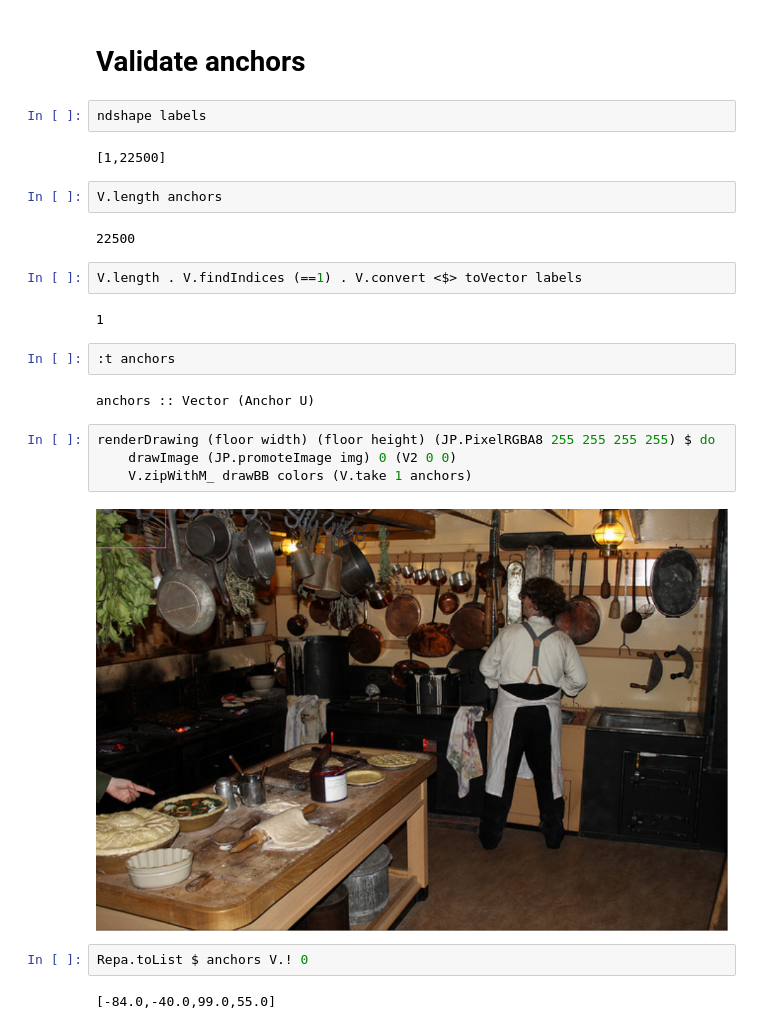
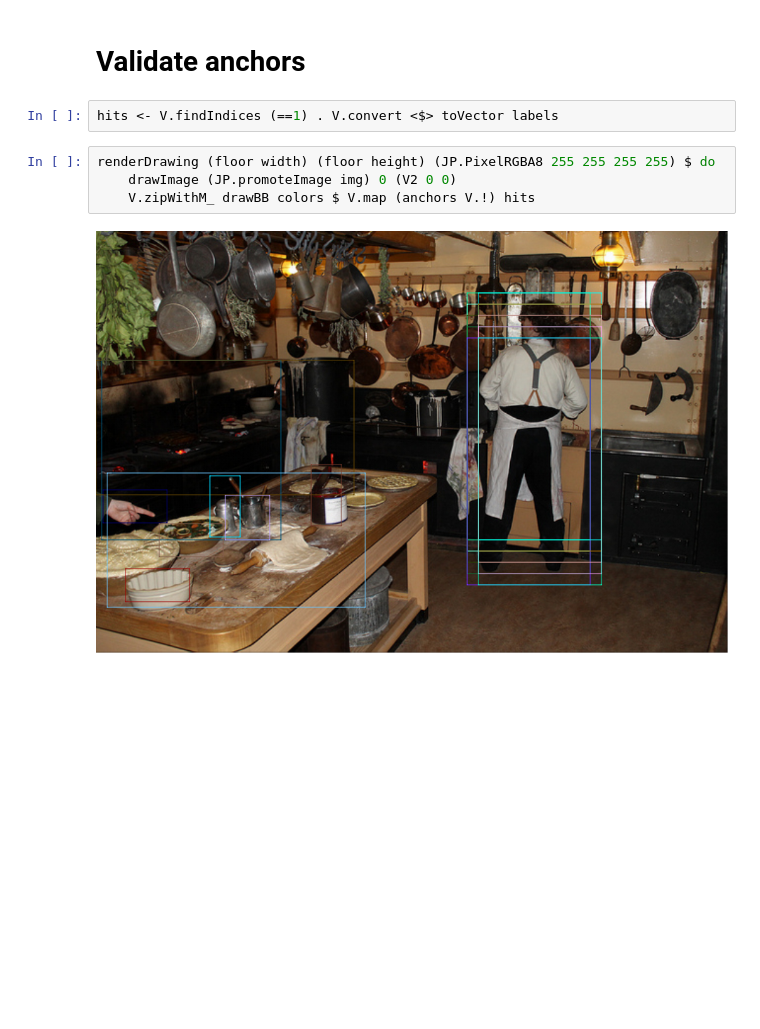
Before and after one commit to pierric/fei-cocoapi, a Jupyter notebook: examples/coco.ipynb, the cells around one changed output. Drawn from its saved outputs; the diff is of its cells as text; blank space fills up the shorter version.

```diff
--- a/examples/coco.ipynb
+++ b/examples/coco.ipynb
@@ -100,28 +100,10 @@ renderDrawing (floor width) (floor height) (JP.PixelRGBA8 255 255 255 255) $ do
 # %% [markdown]
 # Validate anchors
-# %%
-ndshape labels
-# %% [output]
-[1,22500]
-# %%
-V.length anchors
-# %% [output]
-22500
 # %%
-V.length . V.findIndices (==1) . V.convert <$> toVector labels
+hits <- V.findIndices (==1) . V.convert <$> toVector labels
-# %% [output]
-1
-# %%
-:t anchors
-# %% [output]
-anchors :: Vector (Anchor U)
 # %%
 renderDrawing (floor width) (floor height) (JP.PixelRGBA8 255 255 255 255) $ do
     drawImage (JP.promoteImage img) 0 (V2 0 0)
-    V.zipWithM_ drawBB colors (V.take 1 anchors)
+    V.zipWithM_ drawBB colors $ V.map (anchors V.!) hits
 # %% [output]
-[figure, old version]
+[figure, new version]
-# %%
-Repa.toList $ anchors V.! 0
-# %% [output]
-[-84.0,-40.0,99.0,55.0]
```
Also changed, not shown: parts of 2 cells of this notebook.
